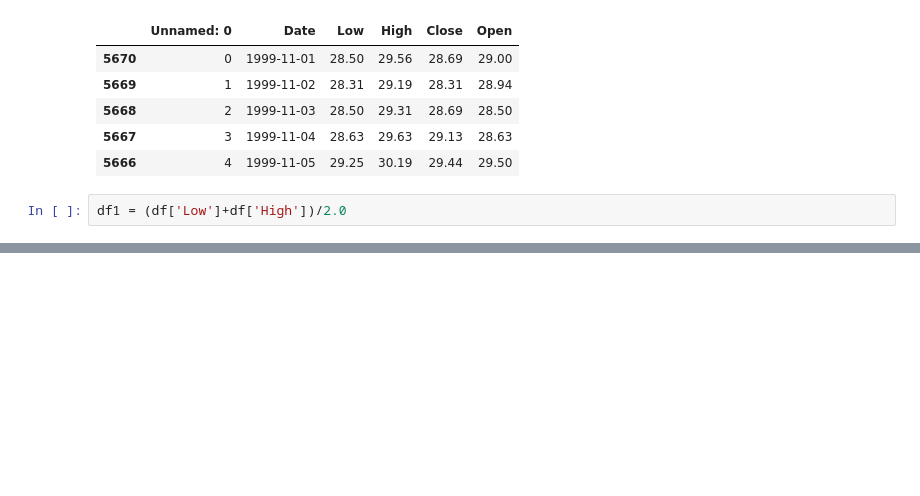
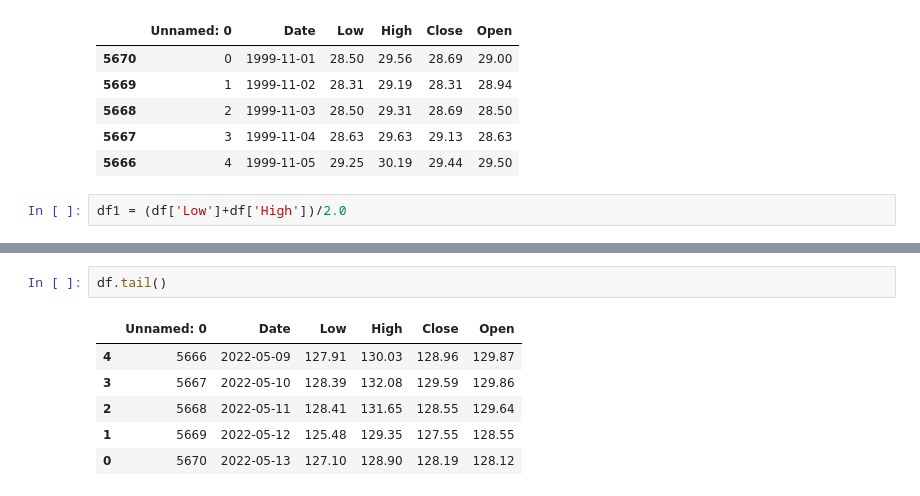
Before and after one commit to Oliwer-Krupa/Stock-market-prediction, a Jupyter notebook: Stock_market_prediction.ipynb, the cells around one changed output, grey strips where cells are left out. Saved outputs shown, nothing was run; the diff lists cells and outputs as text; blank space fills up the shorter version.

```diff
--- a/Stock_market_prediction.ipynb
+++ b/Stock_market_prediction.ipynb
@@ -205,0 +210,9 @@ df1 = (df['Low']+df['High'])/2.0
+# %%
+df.tail()
+# %% [output]
+|  | Unnamed: 0 | Date | Low | High | Close | Open |
+| 4 | 5666 | 2022-05-09 | 127.91 | 130.03 | 128.96 | 129.87 |
+| 3 | 5667 | 2022-05-10 | 128.39 | 132.08 | 129.59 | 129.86 |
+| 2 | 5668 | 2022-05-11 | 128.41 | 131.65 | 128.55 | 129.64 |
+| 1 | 5669 | 2022-05-12 | 125.48 | 129.35 | 127.55 | 128.55 |
+| 0 | 5670 | 2022-05-13 | 127.10 | 128.90 | 128.19 | 128.12 |
```
Also changed, not shown: parts of 21 cells of this notebook.
